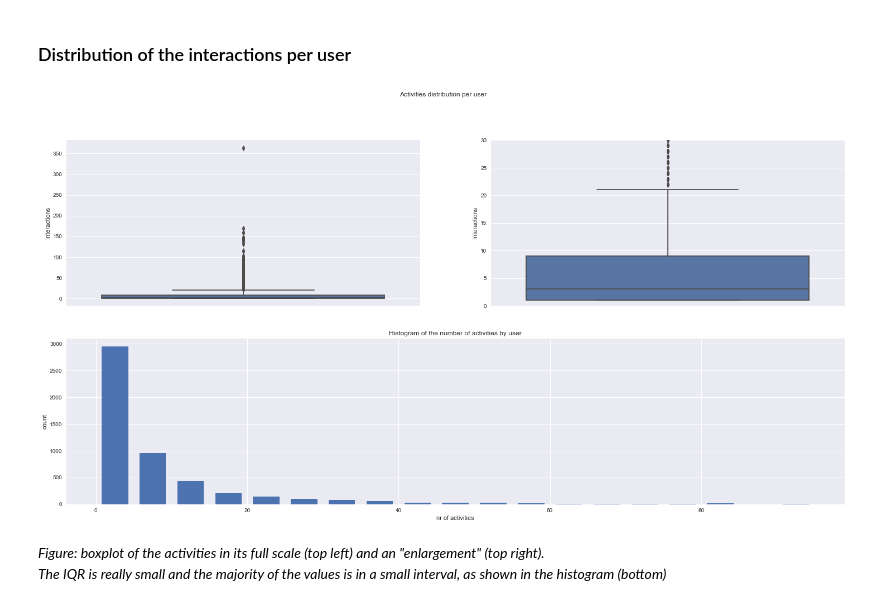
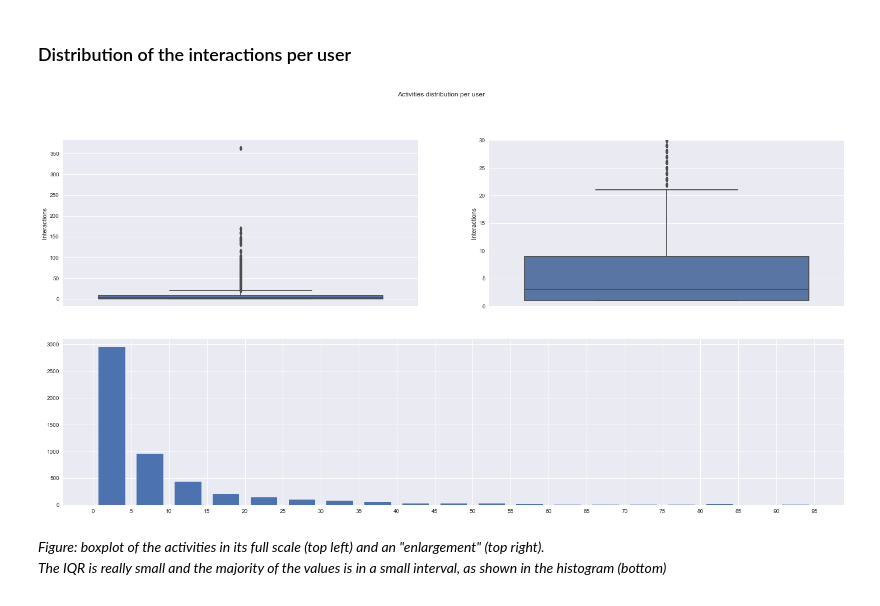
Before and after one commit to smedagli/recommendations_with_IBM, a Jupyter notebook: main.ipynb, the cells around one changed output. Cells and saved outputs as stored; diff of their text form; code cells hidden in the pictures.

```diff
--- a/main.ipynb
+++ b/main.ipynb
@@ -19,10 +19,21 @@ import numpy as np
 import seaborn as sns
 plt.style.use('seaborn')
 import pandas as pd
+import tqdm
+from toolz import partial
 
-from recommendations_with_IBM.analysis import users as pu
+progr = partial(tqdm.tqdm, ascii=True)
+
+# from recommendations_with_IBM.analysis import users as pu
 from recommendations_with_IBM.read_data import reader
 
+# arguments for standard figure
 fig_args = {'figsize': (18, 6),
            'new_figure': 1}
+# arguments for barplots
+bar_args = {'figsize': (20, 12)}
+# arguments for histograms
+hist_args = {'bins': np.arange(0, 100, 5),
+             'rwidth': 0.7,
+            }
 # %%
@@ -78,10 +106,6 @@ sections.
 ## Interactions per user
 We have many users but most of them have really few interactions, as shown in the next output and in the following figure.
 # %%
-df_description = df.groupby('user_id').title.count()
-q1, q3 = get_q1_q3(df_description)
-
-# df_description = add_descriptive_info(df_description)
-
-# df_description
+interaction_per_user = df.groupby('user_id').title.count()
+describe(interaction_per_user)
 # %% [output]
@@ -91,20 +128,21 @@ AttributeError: 'SeriesGroupBy' object has no attribute 'title'
 # %%
 plt.figure(figsize=(25, 12))
 plt.suptitle("Activities distribution per user")
 
 plt.subplot(221)
-sns.boxplot(y=df.groupby('user_id').title.count())
+sns.boxplot(y=interaction_per_user)
 plt.ylabel('Interactions')
 
 plt.subplot(222)
-sns.boxplot(y=df.groupby('user_id').title.count())
+sns.boxplot(y=interaction_per_user)
 plt.ylabel('Interactions')
 plt.ylim(0, 30);
 
 plt.subplot(212)
-pu.plot_user_activities_histogram()
+plt.hist(interaction_per_user, **hist_args)
+plt.xticks(hist_args['bins']);
 # %% [output]
-[figure, old version]
+[figure, new version]
 # %% [markdown]
 _Figure: boxplot of the activities in its full scale (top left) and an "enlargement" (top right).
 <br>
```
Also changed, not shown: parts of 32 cells of this notebook.
